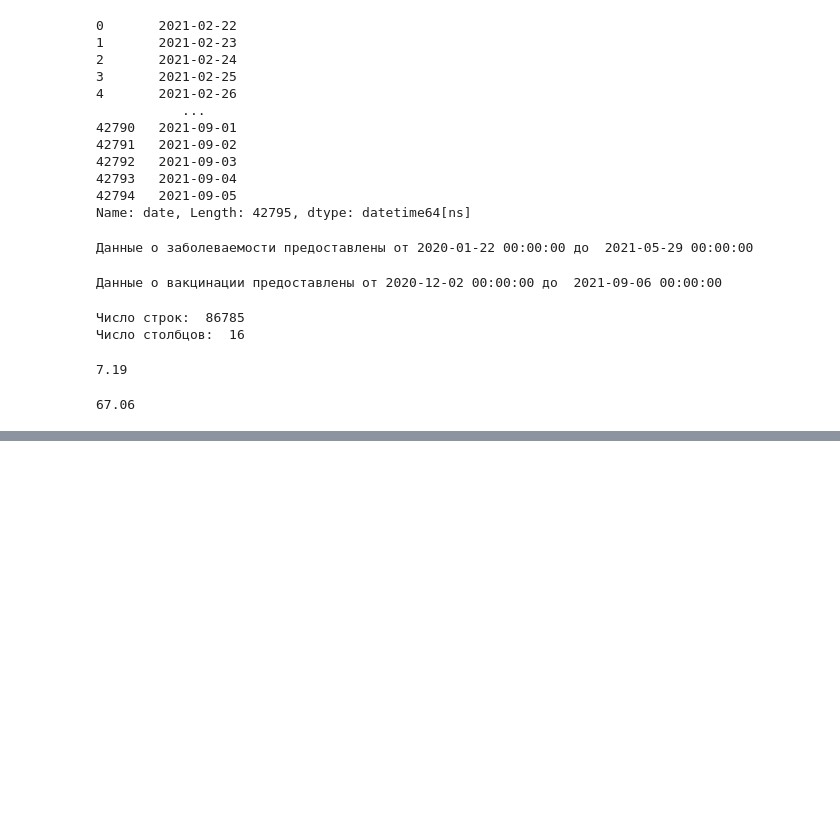
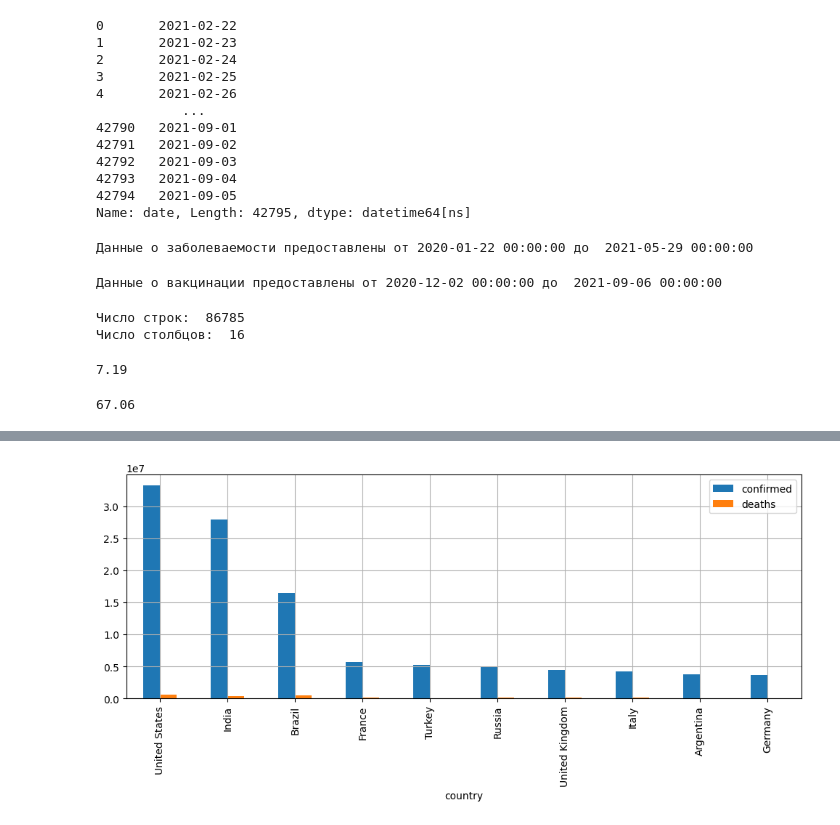
Before and after one commit to olesyaRU/OlesyaRuban, a Jupyter notebook: Очистка данных/COVID/country_vaccinations.ipynb, the cells around one changed output, grey strips where cells are left out. Cells and saved outputs as stored; diff of their text form; code cells hidden in the pictures; blank space fills up the shorter version.

```diff
--- a/Очистка данных/COVID/country_vaccinations.ipynb
+++ b/Очистка данных/COVID/country_vaccinations.ipynb
@@ -254,0 +309,10 @@ round(covid_df[covid_df['country'] == 'Russia']['recover_rate'].mean(), 2)
+# %%
+# А теперь посмотрим, как в этих десяти странах соотносится количество заболевших и умерших от вируса. Для этого отобразим сразу два показателя на столбчатой диаграмме:
+grouped_country = covid_df.groupby(['country'])[['confirmed', 'deaths']].last()
+grouped_country = grouped_country.nlargest(10, columns=['confirmed'])
+grouped_country.plot(
+        kind='bar',
+        grid=True,
+        figsize=(12, 4), );
+# %% [output]
+[figure, added]
```
Also changed, not shown: parts of 34 cells of this notebook.
